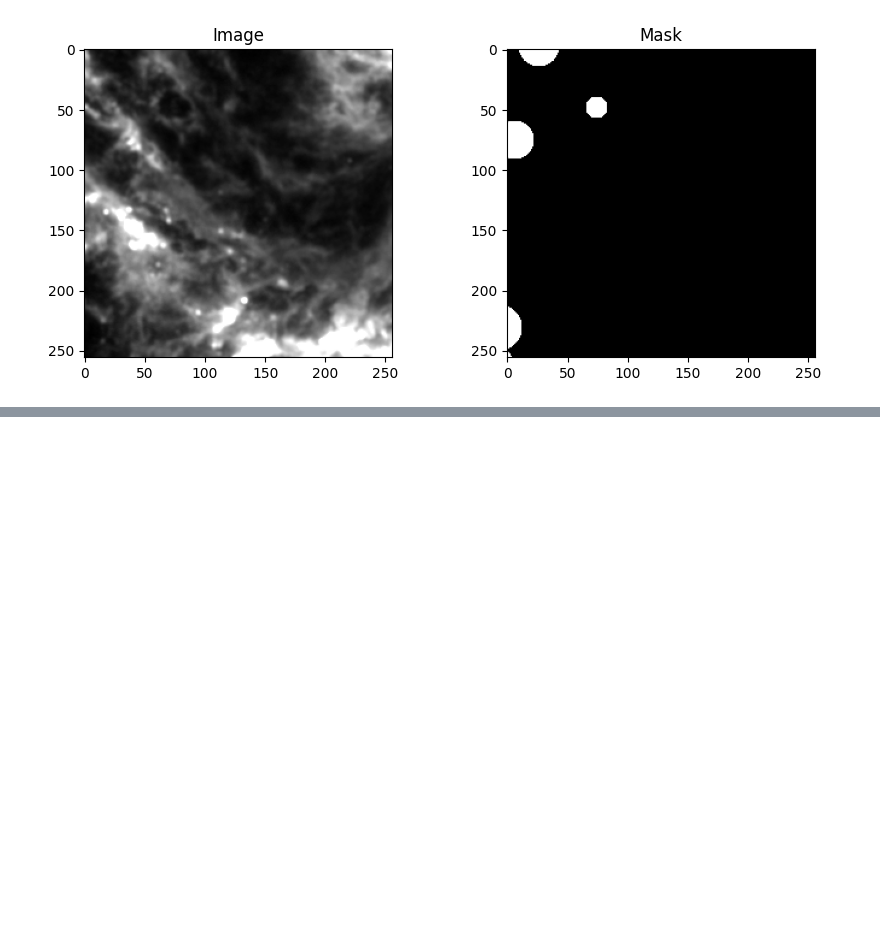
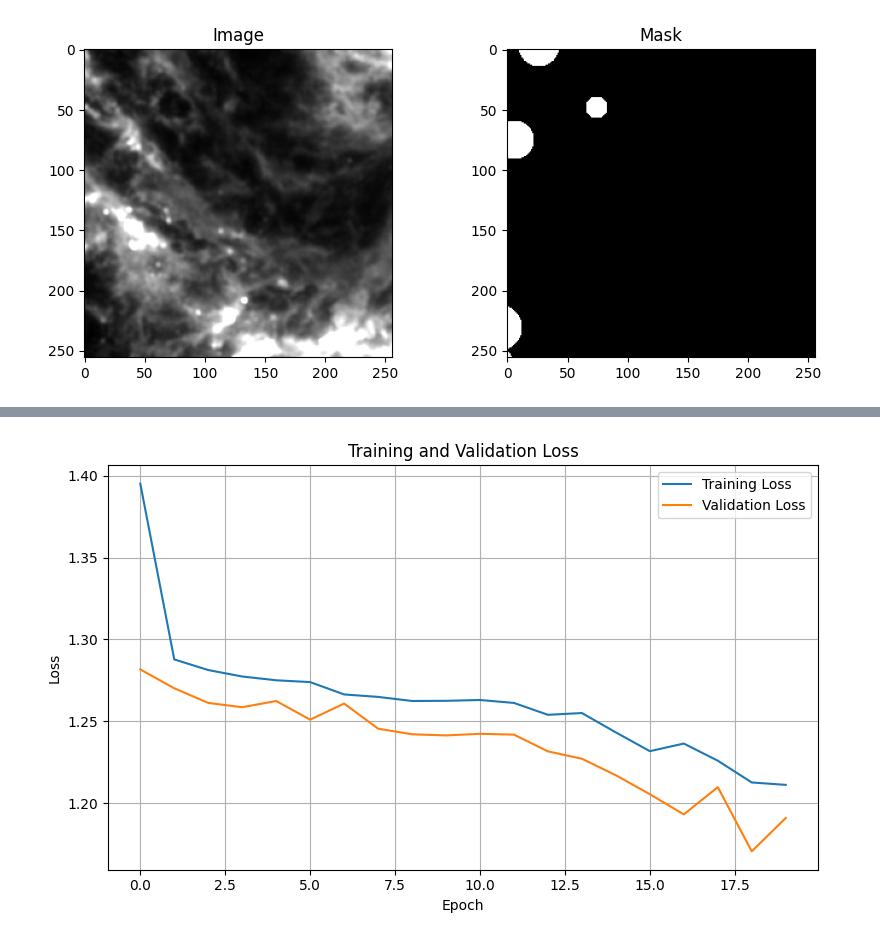
Before and after one commit to shailaja-mahara/bubbleDetection, a Jupyter notebook: notebooks/ngc1566on-training2.ipynb, the cells around one changed output, grey strips where cells are left out. Drawn from its saved outputs; the diff is of its cells as text; code cells hidden in the pictures; blank space fills up the shorter version.

Commit message:
(add): training2 on ngc1566

```diff
--- a/notebooks/ngc1566on-training2.ipynb
+++ b/notebooks/ngc1566on-training2.ipynb
@@ -428,0 +602,29 @@ plt.show()
+# %%
+def dice_coef(y_true, y_pred, smooth=1):
+    y_true_f = tf.reshape(y_true, [-1])
+    y_pred_f = tf.reshape(y_pred, [-1])
+    intersection = tf.reduce_sum(y_true_f * y_pred_f)
+    return (2. * intersection + smooth) / (
+        tf.reduce_sum(y_true_f) + tf.reduce_sum(y_pred_f) + smooth
+    )
+
+def iou_coef(y_true, y_pred, smooth=1):
+    y_true_f = tf.reshape(y_true, [-1])
+    y_pred_f = tf.reshape(y_pred, [-1])
+    intersection = tf.reduce_sum(y_true_f * y_pred_f)
+    union = tf.reduce_sum(y_true_f) + tf.reduce_sum(y_pred_f) - intersection
+    return (intersection + smooth) / (union + smooth)
+# %%
+model = build_unet()
+
+model.compile(optimizer=tf.keras.optimizers.Adam(1e-4),
+              loss=combined_loss,
+              metrics=[dice_coef, iou_coef])
+# %%
+history = model.fit(
+    X_train_aug,
+    Y_train_aug,
+    validation_data=(X_val, Y_val),
+    epochs=EPOCHS,
+    batch_size=BATCH_SIZE
+)
@@ -428,0 +715,16 @@ plt.show()
+# %%
+# Loss curves
+plt.figure(figsize=(8,5))
+plt.plot(history.history['loss'], label='Training Loss')
+plt.plot(history.history['val_loss'], label='Validation Loss')
+
+plt.title('Training and Validation Loss')
+plt.xlabel('Epoch')
+plt.ylabel('Loss')
+plt.legend()
+plt.grid(True)
+plt.tight_layout()
+plt.savefig('../outputs/figures/loss_curve_ngc1566.png', dpi=300)
+plt.show()
+# %% [output]
+[figure, added]
```
Also changed, not shown: parts of 11 cells of this notebook, 2 other files.
